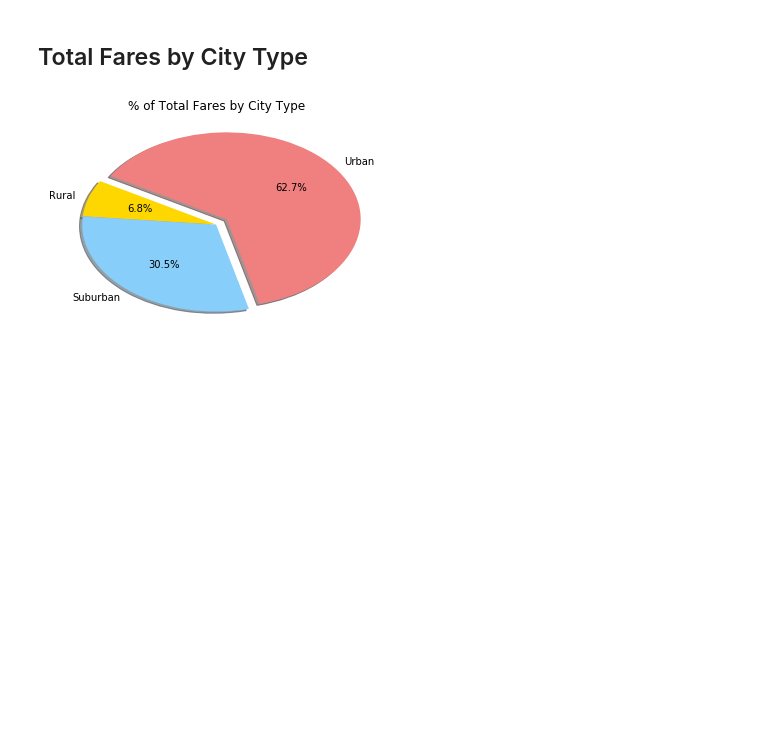
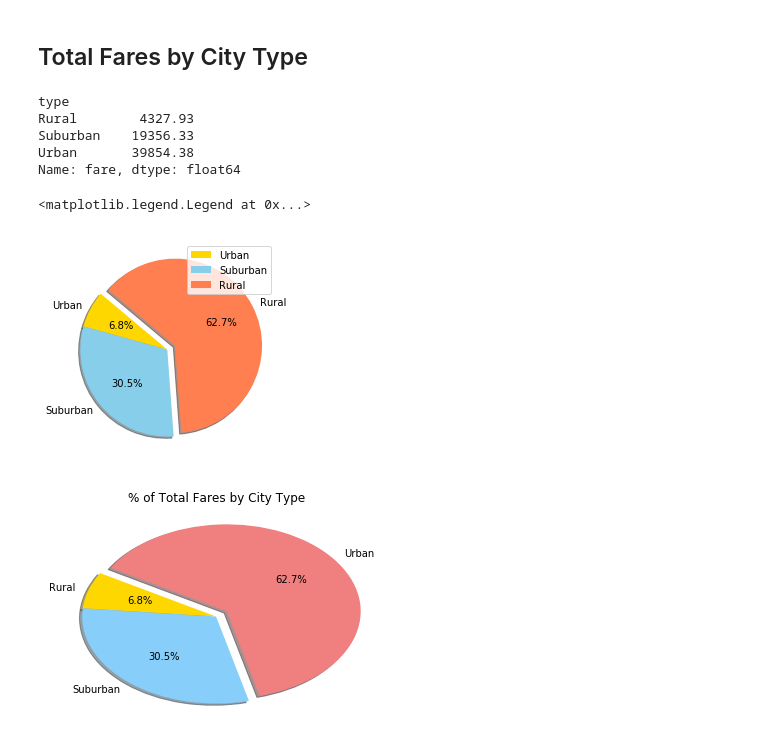
Before and after one commit to MRPinero/MatPlot-Homework, a Jupyter notebook: pyber_starter.ipynb, the cells around one changed output. Saved outputs shown, nothing was run; the diff lists cells and outputs as text; code cells hidden in the pictures; blank space fills up the shorter version.

```diff
--- a/pyber_starter.ipynb
+++ b/pyber_starter.ipynb
@@ -135,3 +167,24 @@ plt.show()
 # %% [markdown]
 ## Total Fares by City Type
+# %%
+# Calculate Type Percents
+city_fare_by_type=pyber_data.groupby(["type"])["fare"].sum()
+city_fare_by_type
+# %% [output]
+type
+Rural        4327.93
+Suburban    19356.33
+Urban       39854.38
+Name: fare, dtype: float64
+# %%
+labels=["Urban", "Suburban", "Rural"]
+colors=['gold', 'skyblue', 'coral']
+explode =[0, 0, 0.1]
+
+plt.pie(city_fare_by_type, labels=labels, explode=explode, colors=colors,
+        autopct="%1.1f%%", shadow=True, startangle=140)
+plt.legend(loc="upper right")
+# %% [output]
+<matplotlib.legend.Legend at 0x...>
+[figure, added]
 # %%
```
Also changed, not shown: parts of 8 cells of this notebook.
